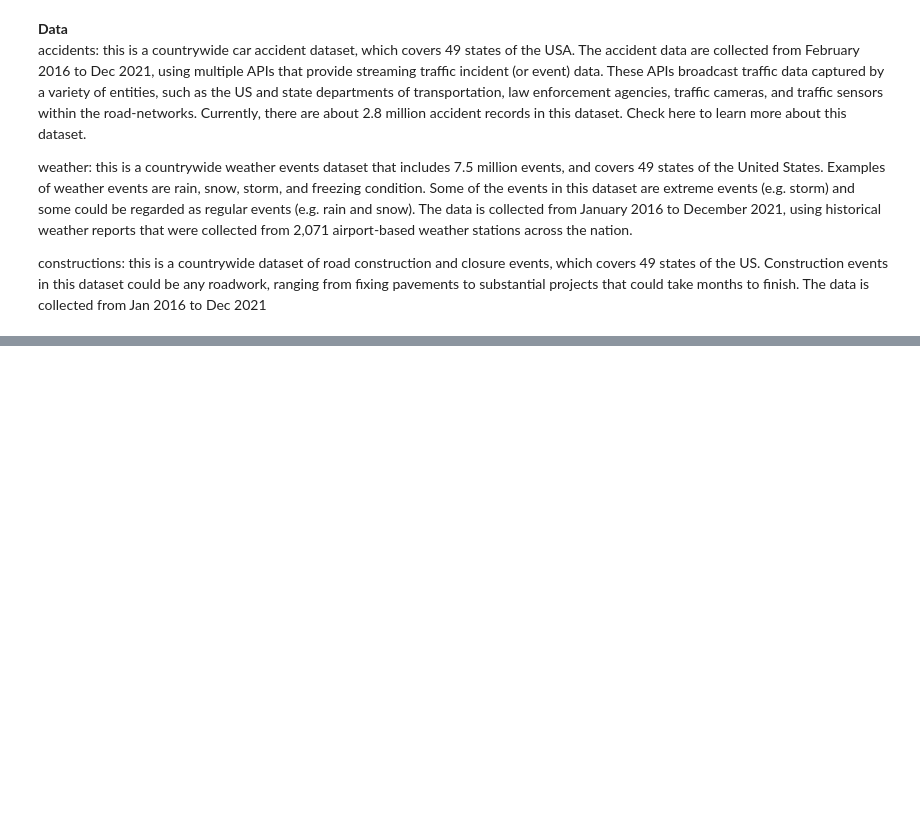
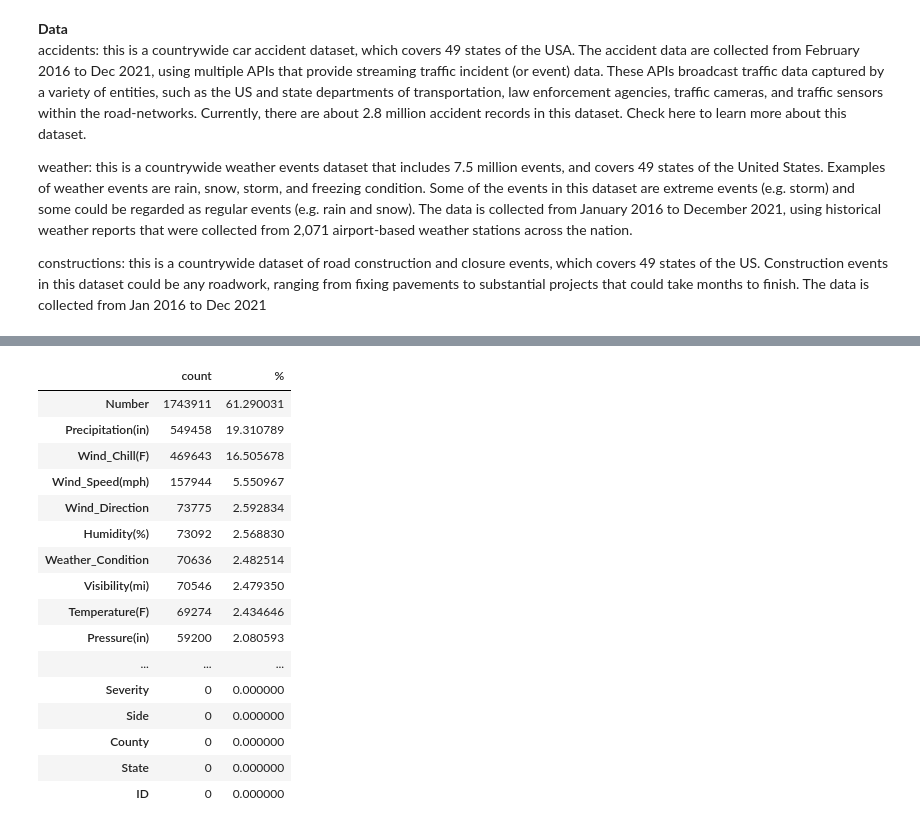
Before and after one commit to parisvu07/Springboard, a Jupyter notebook: Capstone_3_U.S_Traffic_Fatilities_Analysis/Data_Wrangling_and_EDA.ipynb, the cells around one changed output, grey strips where cells are left out. Cells and saved outputs as stored; diff of their text form; code cells hidden in the pictures; blank space fills up the shorter version.

```diff
--- a/Capstone_3_U.S_Traffic_Fatilities_Analysis/Data_Wrangling_and_EDA.ipynb
+++ b/Capstone_3_U.S_Traffic_Fatilities_Analysis/Data_Wrangling_and_EDA.ipynb
@@ -33,0 +83,22 @@ constructions = pd.read_csv('constructions.csv')
+# %%
+missing_accidents = pd.concat([accidents.isnull().sum(), 100 * accidents.isnull().mean()], axis=1)
+missing_accidents.columns=['count','%']
+missing_accidents.sort_values(by=['%'], ascending=False)
+# %% [output]
+|  | count | % |
+| Number | 1743911 | 61.290031 |
+| Precipitation(in) | 549458 | 19.310789 |
+| Wind_Chill(F) | 469643 | 16.505678 |
+| Wind_Speed(mph) | 157944 | 5.550967 |
+| Wind_Direction | 73775 | 2.592834 |
+| Humidity(%) | 73092 | 2.568830 |
+| Weather_Condition | 70636 | 2.482514 |
+| Visibility(mi) | 70546 | 2.479350 |
+| Temperature(F) | 69274 | 2.434646 |
+| Pressure(in) | 59200 | 2.080593 |
+| ... | ... | ... |
+| Severity | 0 | 0.000000 |
+| Side | 0 | 0.000000 |
+| County | 0 | 0.000000 |
+| State | 0 | 0.000000 |
+| ID | 0 | 0.000000 |
```
Also changed, not shown: parts of 8 cells of this notebook.
